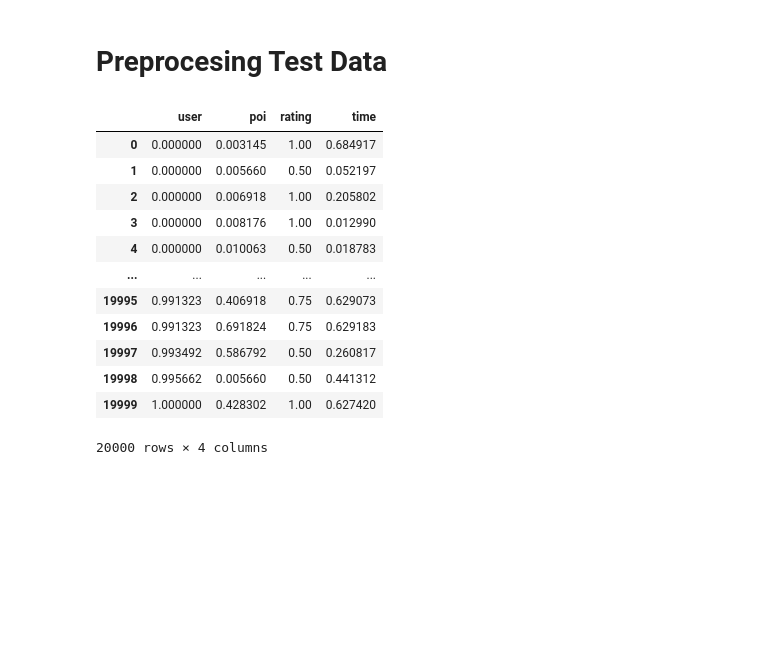
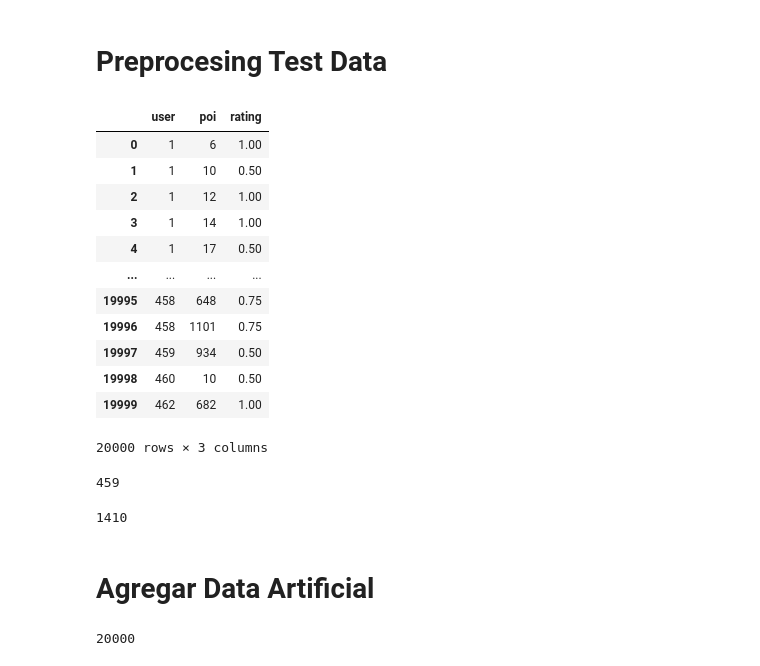
Before and after one commit to YessicaCh/SRTourism, a Jupyter notebook: Test Movilens .ipynb, the cells around one changed output. Drawn from its saved outputs; the diff is of its cells as text; code cells hidden in the pictures; blank space fills up the shorter version.

```diff
--- a/Test Movilens .ipynb
+++ b/Test Movilens .ipynb
@@ -18,3 +18,6 @@ def preprocesing(dataset):
     return X,Y,user_id
 # %% [markdown]
 # Preprocesing Train Data
+# %%
+def minmax_norm(df_input):
+    return (df_input['rating']- df_input['rating'].min()) / ( df_input['rating'].max() - df_input['rating'].min())
@@ -50,22 +85,31 @@ dfN.to_csv('../mod_recomendacion/datasetPropuesta/test_movilensTrain.csv')
 # %%
 pathBase_ =  "/home/yessica/Documentos/2021/ProyectoTesis/SR/SRTourism/mod_adquisicion_datos/movilens/ml-100k/u1.test"
 names_column = ['user','poi','rating','time']
-dfTest = read_dataset(pathBase_,names_column)
-dfTestN = minmax_norm(dfTest)
-#dfTest.iloc[:,2:-1] = dfTest.iloc[:,2:-1].apply(lambda x: (x-x.mean())/ x.std(), axis=0)
-dfTestN
+dfTestN = read_dataset(pathBase_,names_column)
+ratings_ = minmax_norm(dfTestN)
+dfTestN_ = dfTestN[["user", "poi"]]
+resultTest = pd.concat([dfTestN_, ratings_], axis=1)
+resultTest
 # %% [output]
-|  | user | poi | rating | time |
-| 0 | 0.000000 | 0.003145 | 1.00 | 0.684917 |
-| 1 | 0.000000 | 0.005660 | 0.50 | 0.052197 |
-| 2 | 0.000000 | 0.006918 | 1.00 | 0.205802 |
-| 3 | 0.000000 | 0.008176 | 1.00 | 0.012990 |
-| 4 | 0.000000 | 0.010063 | 0.50 | 0.018783 |
-| ... | ... | ... | ... | ... |
-| 19995 | 0.991323 | 0.406918 | 0.75 | 0.629073 |
-| 19996 | 0.991323 | 0.691824 | 0.75 | 0.629183 |
-| 19997 | 0.993492 | 0.586792 | 0.50 | 0.260817 |
-| 19998 | 0.995662 | 0.005660 | 0.50 | 0.441312 |
-| 19999 | 1.000000 | 0.428302 | 1.00 | 0.627420 |
+|  | user | poi | rating |
+| 0 | 1 | 6 | 1.00 |
+| 1 | 1 | 10 | 0.50 |
+| 2 | 1 | 12 | 1.00 |
+| 3 | 1 | 14 | 1.00 |
+| 4 | 1 | 17 | 0.50 |
+| ... | ... | ... | ... |
+| 19995 | 458 | 648 | 0.75 |
+| 19996 | 458 | 1101 | 0.75 |
+| 19997 | 459 | 934 | 0.50 |
+| 19998 | 460 | 10 | 0.50 |
+| 19999 | 462 | 682 | 1.00 |
-20000 rows × 4 columns
+20000 rows × 3 columns
+# %%
+users = resultTest['user'].unique().tolist()
+print(len(users))
+item = resultTest['poi'].unique().tolist()
+len(item)
+# %% [output]
+459
+1410
 # %%
@@ -72,0 +117,2 @@ dfTestN.to_csv('../mod_recomendacion/datasetPropuesta/test_movilensTest.csv')
+# %% [markdown]
+# Agregar Data Artificial
@@ -72,0 +125,5 @@ dfTestN.to_csv('../mod_recomendacion/datasetPropuesta/test_movilensTest.csv')
+# %%
+f = resultTest.shape[0]
+f
+# %% [output]
+20000
```
Also changed, not shown: parts of 11 cells of this notebook, 2 other files.
